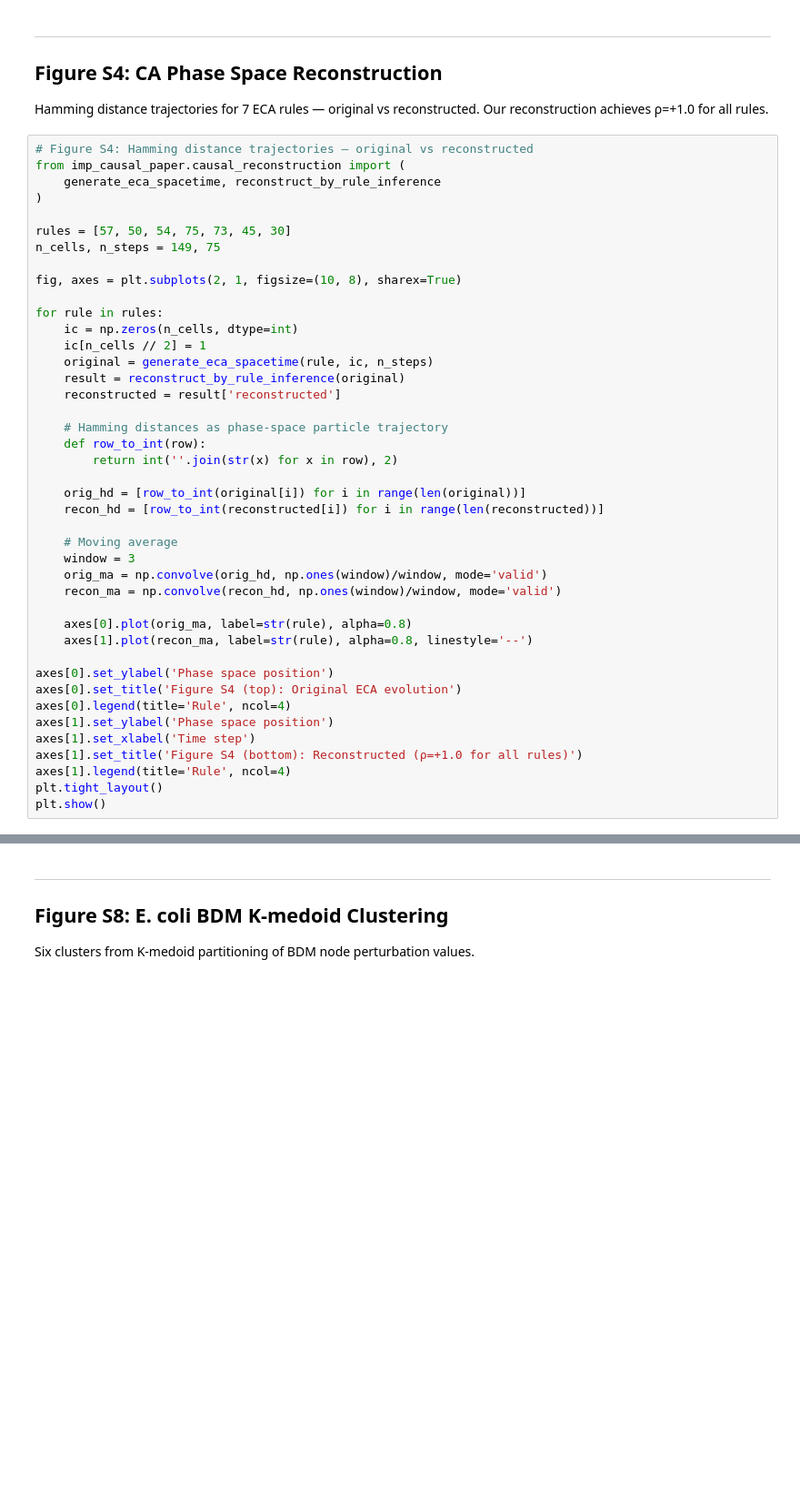
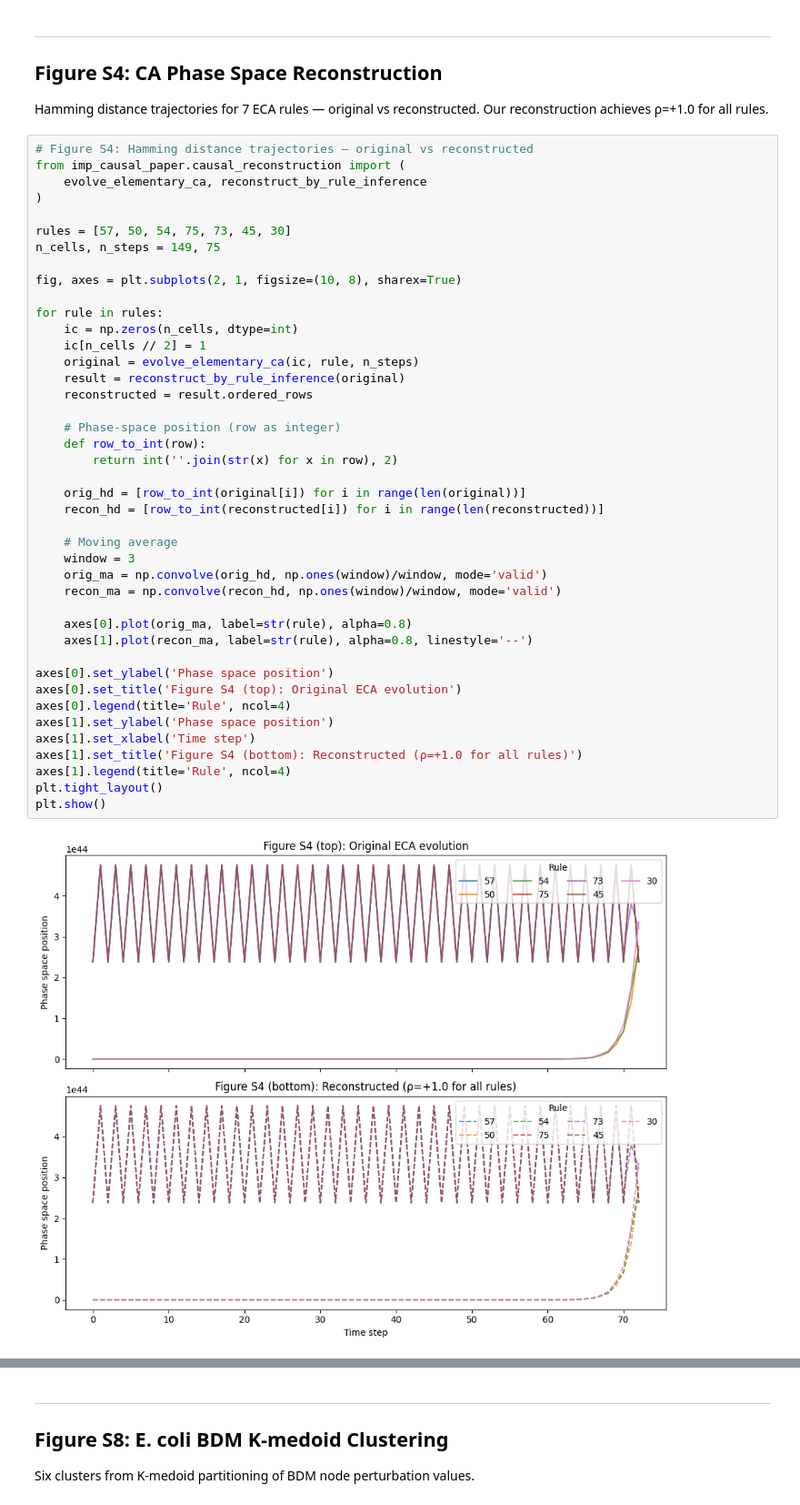
Before and after one commit to albertoHdzE/CausalBool, a Jupyter notebook: imp-causal-paper/notebooks/sup_info_plots.ipynb, the cells around one changed output, grey strips where cells are left out. Shown at 91% size. Saved outputs shown, nothing was run; the diff lists cells and outputs as text; blank space fills up the shorter version.

```diff
--- a/imp-causal-paper/notebooks/sup_info_plots.ipynb
+++ b/imp-causal-paper/notebooks/sup_info_plots.ipynb
@@ -69,7 +73,7 @@ Our reconstruction achieves ρ=+1.0 for all rules.
 # %%
 # Figure S4: Hamming distance trajectories — original vs reconstructed
 from imp_causal_paper.causal_reconstruction import (
-    generate_eca_spacetime, reconstruct_by_rule_inference
+    evolve_elementary_ca, reconstruct_by_rule_inference
 )
 
 rules = [57, 50, 54, 75, 73, 45, 30]
@@ -78,33 +82,35 @@ n_cells, n_steps = 149, 75
 fig, axes = plt.subplots(2, 1, figsize=(10, 8), sharex=True)
 
 for rule in rules:
     ic = np.zeros(n_cells, dtype=int)
     ic[n_cells // 2] = 1
-    original = generate_eca_spacetime(rule, ic, n_steps)
+    original = evolve_elementary_ca(ic, rule, n_steps)
     result = reconstruct_by_rule_inference(original)
-    reconstructed = result['reconstructed']
+    reconstructed = result.ordered_rows
 
-    # Hamming distances as phase-space particle trajectory
+    # Phase-space position (row as integer)
     def row_to_int(row):
         return int(''.join(str(x) for x in row), 2)
 
     orig_hd = [row_to_int(original[i]) for i in range(len(original))]
     recon_hd = [row_to_int(reconstructed[i]) for i in range(len(reconstructed))]
 
     # Moving average
     window = 3
     orig_ma = np.convolve(orig_hd, np.ones(window)/window, mode='valid')
     recon_ma = np.convolve(recon_hd, np.ones(window)/window, mode='valid')
 
     axes[0].plot(orig_ma, label=str(rule), alpha=0.8)
     axes[1].plot(recon_ma, label=str(rule), alpha=0.8, linestyle='--')
 
 axes[0].set_ylabel('Phase space position')
 axes[0].set_title('Figure S4 (top): Original ECA evolution')
 axes[0].legend(title='Rule', ncol=4)
 axes[1].set_ylabel('Phase space position')
 axes[1].set_xlabel('Time step')
 axes[1].set_title('Figure S4 (bottom): Reconstructed (ρ=+1.0 for all rules)')
 axes[1].legend(title='Rule', ncol=4)
 plt.tight_layout()
 plt.show()
+# %% [output]
+[figure, added]
```
Also changed, not shown: parts of 12 cells of this notebook, 1 other file.
